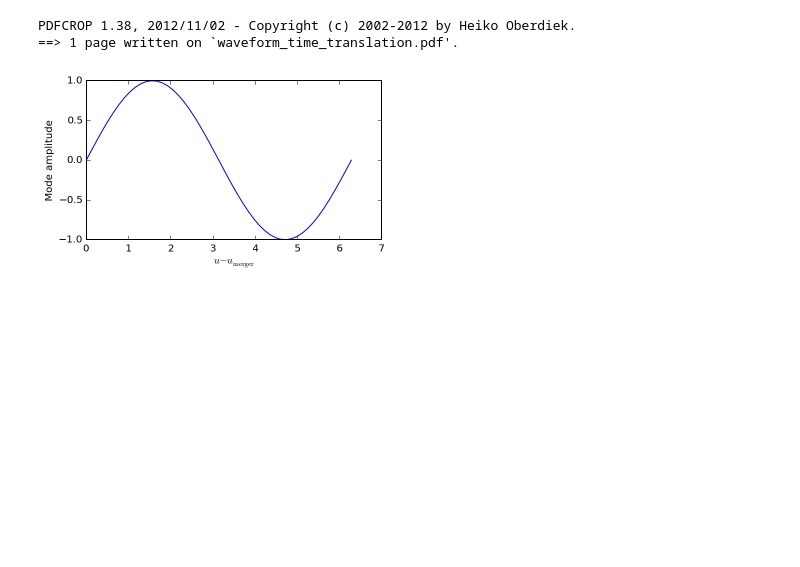
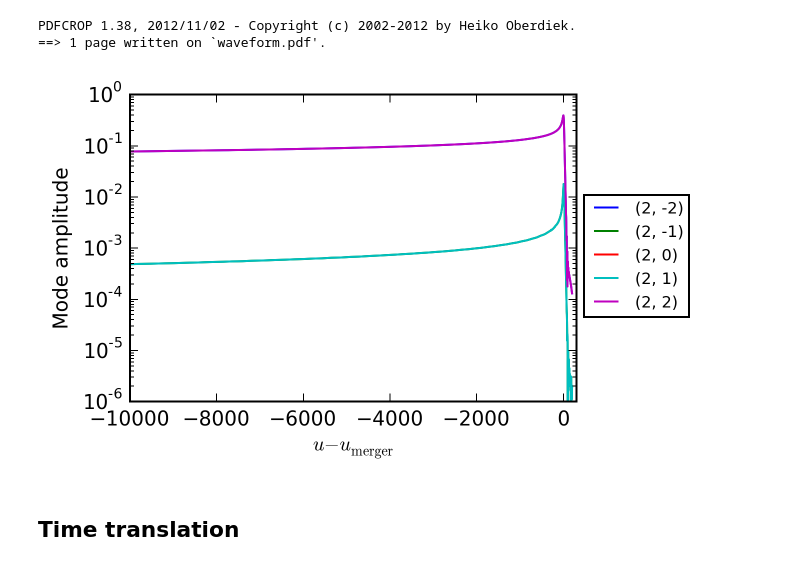
Before and after one commit to mobleTalks/APS2015, a Jupyter notebook: Waveforms.ipynb, the cells around one changed output. Drawn from its saved outputs; the diff is of its cells as text; code cells hidden in the pictures; blank space fills up the shorter version.

```diff
--- a/Waveforms.ipynb
+++ b/Waveforms.ipynb
@@ -16,11 +21,25 @@ rc = {'axes.facecolor': (1, 1, 1, 0),
+# %%
+w_raw = waveforms.SpEC.read_from_h5('/Users/boyle/Research/Code/waveforms/SpEC/samples/rhOverM_Asymptotic_GeometricUnits_CoM.h5/Extrapolated_N2.dir')
+w = waveforms.SpEC.read_from_h5('/Users/boyle/Research/Code/waveforms/SpEC/samples/rhOverM_Asymptotic_GeometricUnits_CoM.h5/Extrapolated_N2.dir')
+w.data[:, 2] = 0.0
+w.data[:, 5:] = 0.0
+dt = w.max_norm_time()
+w.t -= w.max_norm_time()
+w = w[:np.argmin(abs(w.t-200.)), 2:5]
 # %%
-plt.plot(np.linspace(0, 2*math.pi), np.sin(np.linspace(0, 2*math.pi)))
+lines = plt.semilogy(w.t, w.abs)
+plt.legend(iter(lines), [r'({0}, {1})'.format(ell, m) for ell, m in w_t_t.LM[:5]],
+           prop={'size':8}, bbox_to_anchor=(1.27, 0.7))
 plt.xlabel(r'$u - u_\mathrm{merger}$')
 plt.ylabel(r'Mode amplitude')
-plt.tight_layout()
-plt.savefig('tmp.pdf', transparent=True)
-! pdfcrop --hires tmp.pdf waveform_time_translation.pdf
+plt.xlim(-10000., 300.)
+plt.ylim(1e-6, 1)
+#plt.tight_layout()
+plt.savefig('tmp.pdf', transparent=True, bbox_inches='tight')
+! pdfcrop --hires tmp.pdf waveform.pdf
 # %% [output]
 PDFCROP 1.38, 2012/11/02 - Copyright (c) 2002-2012 by Heiko Oberdiek.
-==> 1 page written on `waveform_time_translation.pdf'.
+==> 1 page written on `waveform.pdf'.
-[figure, old version]
+[figure, new version]
+# %% [markdown]
+## Time translation
```
Also changed, not shown: parts of 23 cells of this notebook, 1 other file.
